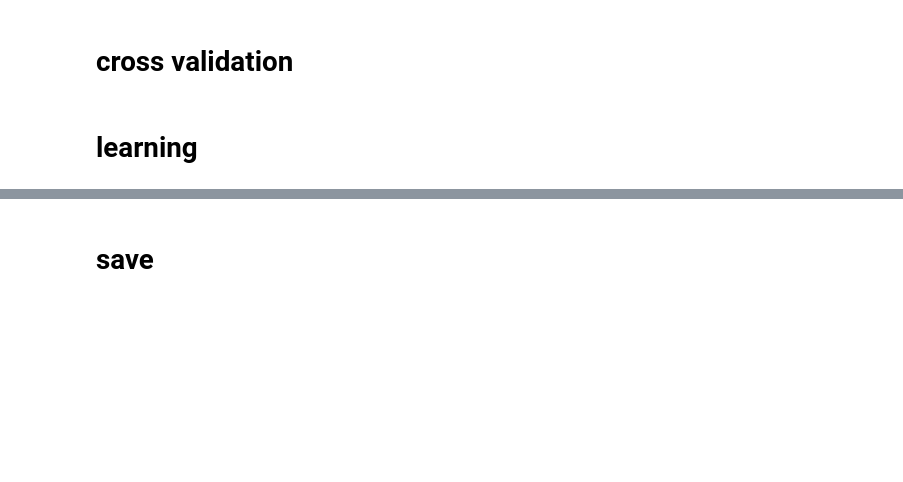
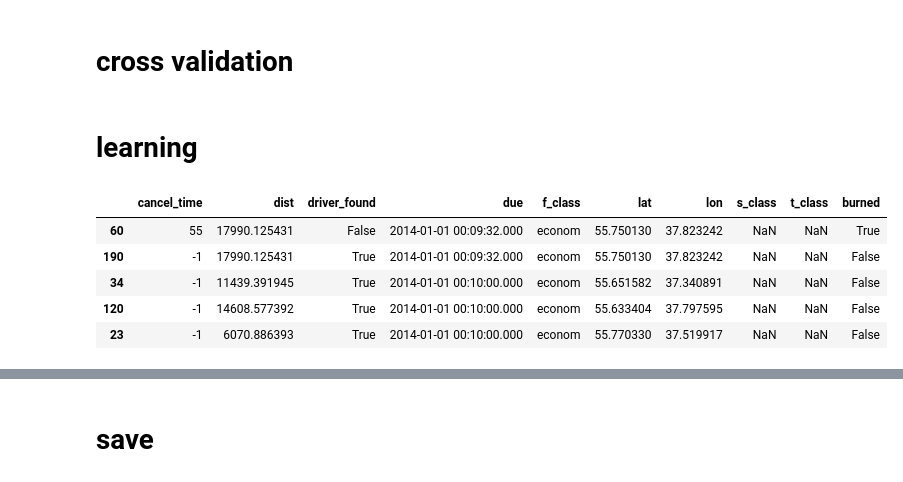
Before and after one commit to ibrahim85/data-night, a Jupyter notebook: somehow_working.ipynb, the cells around one changed output, grey strips where cells are left out. Saved outputs shown, nothing was run; the diff lists cells and outputs as text; code cells hidden in the pictures; blank space fills up the shorter version.

Commit message:
predict cancel_time l

```diff
--- a/somehow_working.ipynb
+++ b/somehow_working.ipynb
@@ -252,0 +312,10 @@ import xgboost as xgb
+# %%
+for i, d in enumerate(data.head(100)):
+    if (d['cancel_time'])
+# %% [output]
+|  | cancel_time | dist | driver_found | due | f_class | lat | lon | s_class | t_class | burned |
+| 60 | 55 | 17990.125431 | False | 2014-01-01 00:09:32.000 | econom | 55.750130 | 37.823242 | NaN | NaN | True |
+| 190 | -1 | 17990.125431 | True | 2014-01-01 00:09:32.000 | econom | 55.750130 | 37.823242 | NaN | NaN | False |
+| 34 | -1 | 11439.391945 | True | 2014-01-01 00:10:00.000 | econom | 55.651582 | 37.340891 | NaN | NaN | False |
+| 120 | -1 | 14608.577392 | True | 2014-01-01 00:10:00.000 | econom | 55.633404 | 37.797595 | NaN | NaN | False |
+| 23 | -1 | 6070.886393 | True | 2014-01-01 00:10:00.000 | econom | 55.770330 | 37.519917 | NaN | NaN | False |
```
Also changed, not shown: parts of 12 cells of this notebook.
